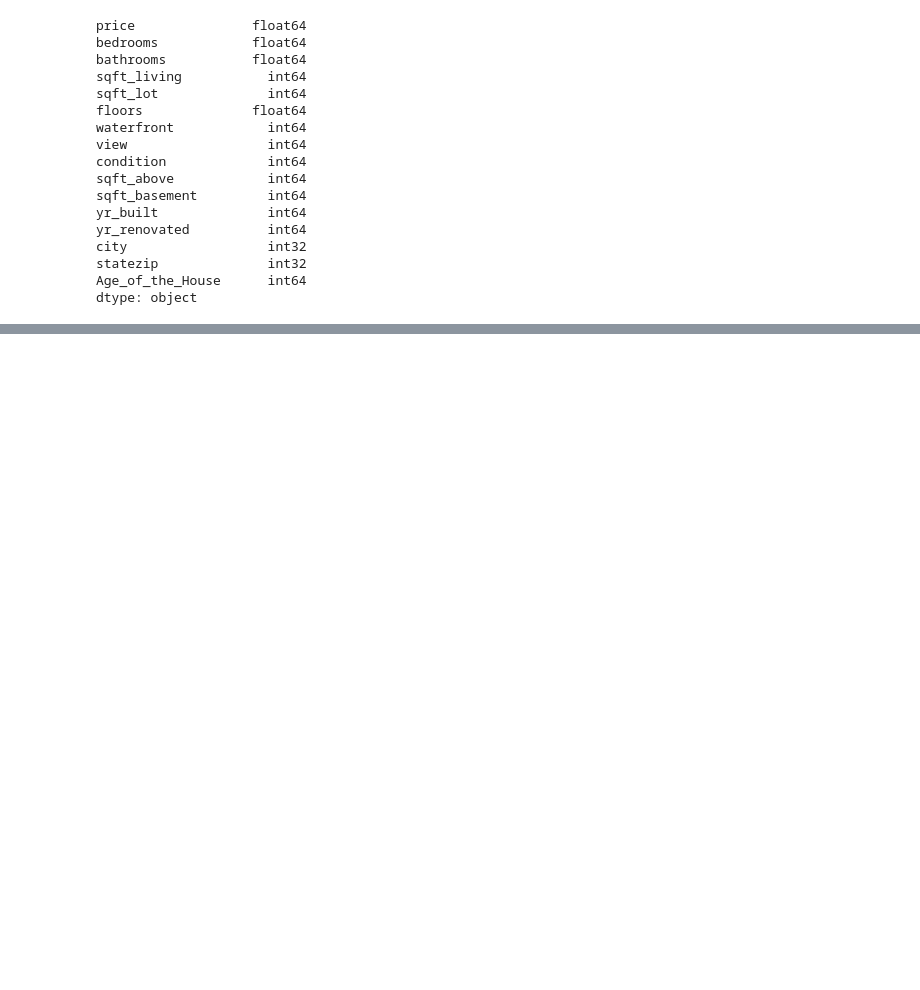
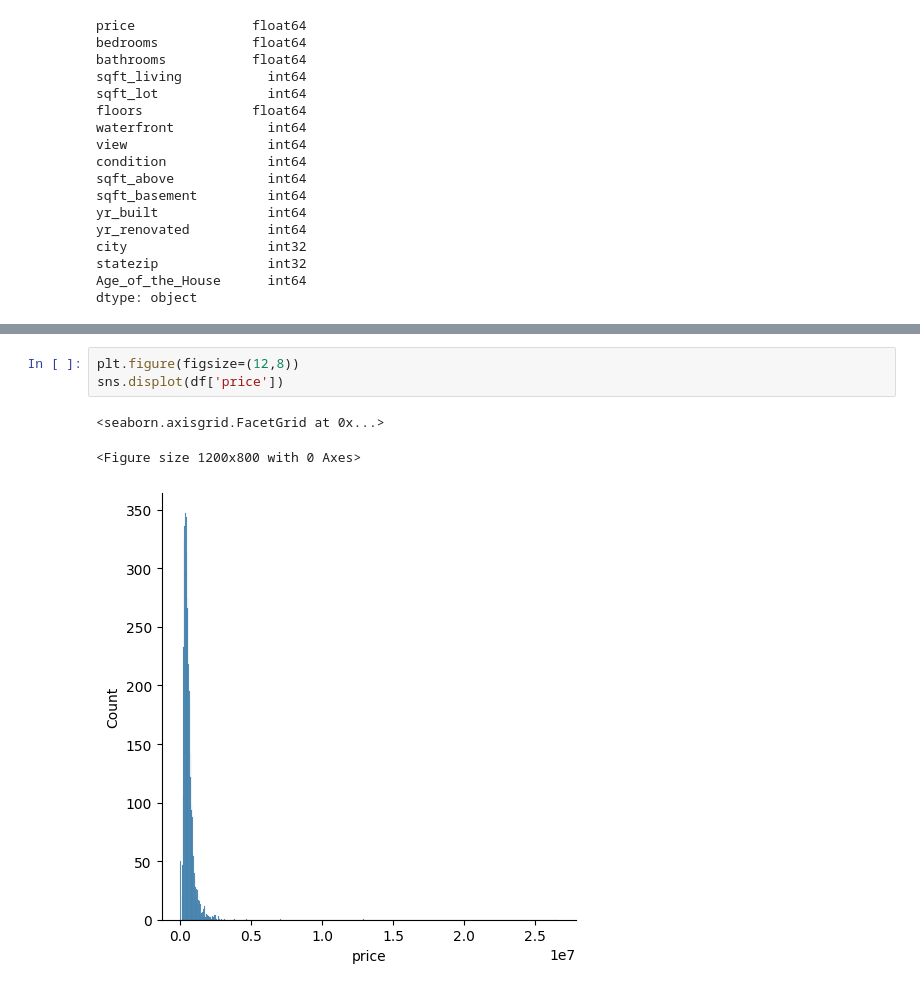
Before and after one commit to walethewave/Supervised-Learning, a Jupyter notebook: Supervised learning.ipynb, the cells around one changed output, grey strips where cells are left out. Cells and saved outputs as stored; diff of their text form; blank space fills up the shorter version.

```diff
--- a/Supervised learning.ipynb
+++ b/Supervised learning.ipynb
@@ -170,0 +184,7 @@ dtype: object
+# %%
+plt.figure(figsize=(12,8))
+sns.displot(df['price'])
+# %% [output]
+<seaborn.axisgrid.FacetGrid at 0x...>
+<Figure size 1200x800 with 0 Axes>
+[figure, added]
```
Also changed, not shown: parts of 6 cells of this notebook.
